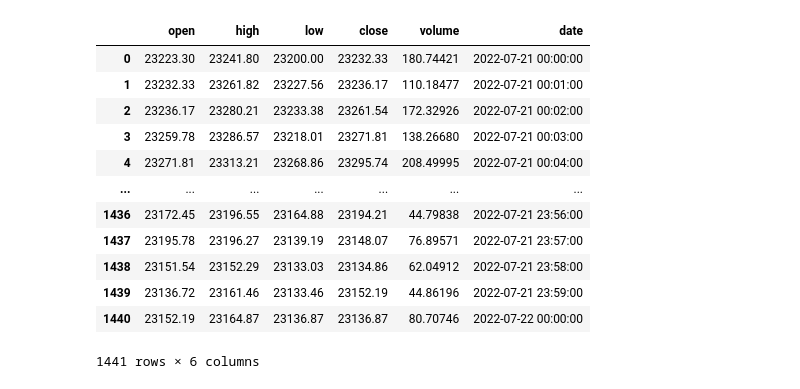
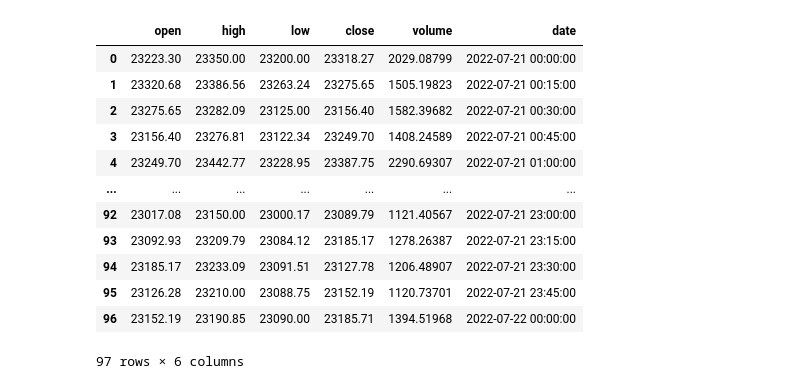
Before and after one commit to LagerWu0501/Grid_Trading, a Jupyter notebook: example.ipynb, the cells around one changed output. Saved outputs shown, nothing was run; the diff lists cells and outputs as text; code cells hidden in the pictures.

```diff
--- a/example.ipynb
+++ b/example.ipynb
@@ -8,34 +8,34 @@ from matplotlib import pyplot as plt
 # %%
 # Get data
 symbol = "BTCUSDT"
-timeFrame = "1m"
+timeFrame = "15m"
 startDate = "2022-07-21"
 endDate = "2022-07-22"
 client = Client()
 bars = client.get_historical_klines(symbol=symbol,interval=timeFrame,start_str=startDate, end_str = endDate)
 df = pd.DataFrame(bars[:],columns=["timestamp","open","high","low","close","volume", "close_time", "quote_asset_volume", "number_of_trade", "TBB", "TBQ", "ignore"])
 df["date"]=pd.to_datetime(df["timestamp"],unit="ms").astype(str)
 df = df.drop(["timestamp", "close_time", "quote_asset_volume", "number_of_trade", "TBB", "TBQ", "ignore"], axis=1)
 df["open"] = pd.to_numeric(df["open"])
 df["high"] = pd.to_numeric(df["high"])
 df["low"] = pd.to_numeric(df["low"])
 df["close"] = pd.to_numeric(df["close"])
 df["volume"] = pd.to_numeric(df["volume"])
 df
 # %% [output]
 |  | open | high | low | close | volume | date |
-| 0 | 23223.30 | 23241.80 | 23200.00 | 23232.33 | 180.74421 | 2022-07-21 00:00:00 |
-| 1 | 23232.33 | 23261.82 | 23227.56 | 23236.17 | 110.18477 | 2022-07-21 00:01:00 |
-| 2 | 23236.17 | 23280.21 | 23233.38 | 23261.54 | 172.32926 | 2022-07-21 00:02:00 |
-| 3 | 23259.78 | 23286.57 | 23218.01 | 23271.81 | 138.26680 | 2022-07-21 00:03:00 |
-| 4 | 23271.81 | 23313.21 | 23268.86 | 23295.74 | 208.49995 | 2022-07-21 00:04:00 |
+| 0 | 23223.30 | 23350.00 | 23200.00 | 23318.27 | 2029.08799 | 2022-07-21 00:00:00 |
+| 1 | 23320.68 | 23386.56 | 23263.24 | 23275.65 | 1505.19823 | 2022-07-21 00:15:00 |
+| 2 | 23275.65 | 23282.09 | 23125.00 | 23156.40 | 1582.39682 | 2022-07-21 00:30:00 |
+| 3 | 23156.40 | 23276.81 | 23122.34 | 23249.70 | 1408.24589 | 2022-07-21 00:45:00 |
+| 4 | 23249.70 | 23442.77 | 23228.95 | 23387.75 | 2290.69307 | 2022-07-21 01:00:00 |
 | ... | ... | ... | ... | ... | ... | ... |
-| 1436 | 23172.45 | 23196.55 | 23164.88 | 23194.21 | 44.79838 | 2022-07-21 23:56:00 |
-| 1437 | 23195.78 | 23196.27 | 23139.19 | 23148.07 | 76.89571 | 2022-07-21 23:57:00 |
-| 1438 | 23151.54 | 23152.29 | 23133.03 | 23134.86 | 62.04912 | 2022-07-21 23:58:00 |
-| 1439 | 23136.72 | 23161.46 | 23133.46 | 23152.19 | 44.86196 | 2022-07-21 23:59:00 |
-| 1440 | 23152.19 | 23164.87 | 23136.87 | 23136.87 | 80.70746 | 2022-07-22 00:00:00 |
+| 92 | 23017.08 | 23150.00 | 23000.17 | 23089.79 | 1121.40567 | 2022-07-21 23:00:00 |
+| 93 | 23092.93 | 23209.79 | 23084.12 | 23185.17 | 1278.26387 | 2022-07-21 23:15:00 |
+| 94 | 23185.17 | 23233.09 | 23091.51 | 23127.78 | 1206.48907 | 2022-07-21 23:30:00 |
+| 95 | 23126.28 | 23210.00 | 23088.75 | 23152.19 | 1120.73701 | 2022-07-21 23:45:00 |
+| 96 | 23152.19 | 23190.85 | 23090.00 | 23185.71 | 1394.51968 | 2022-07-22 00:00:00 |
-1441 rows × 6 columns
+97 rows × 6 columns
 # %%
 # Grid strategy
 grid_parameters = {
```
Also changed, not shown: parts of 4 cells of this notebook, 4 other files.
